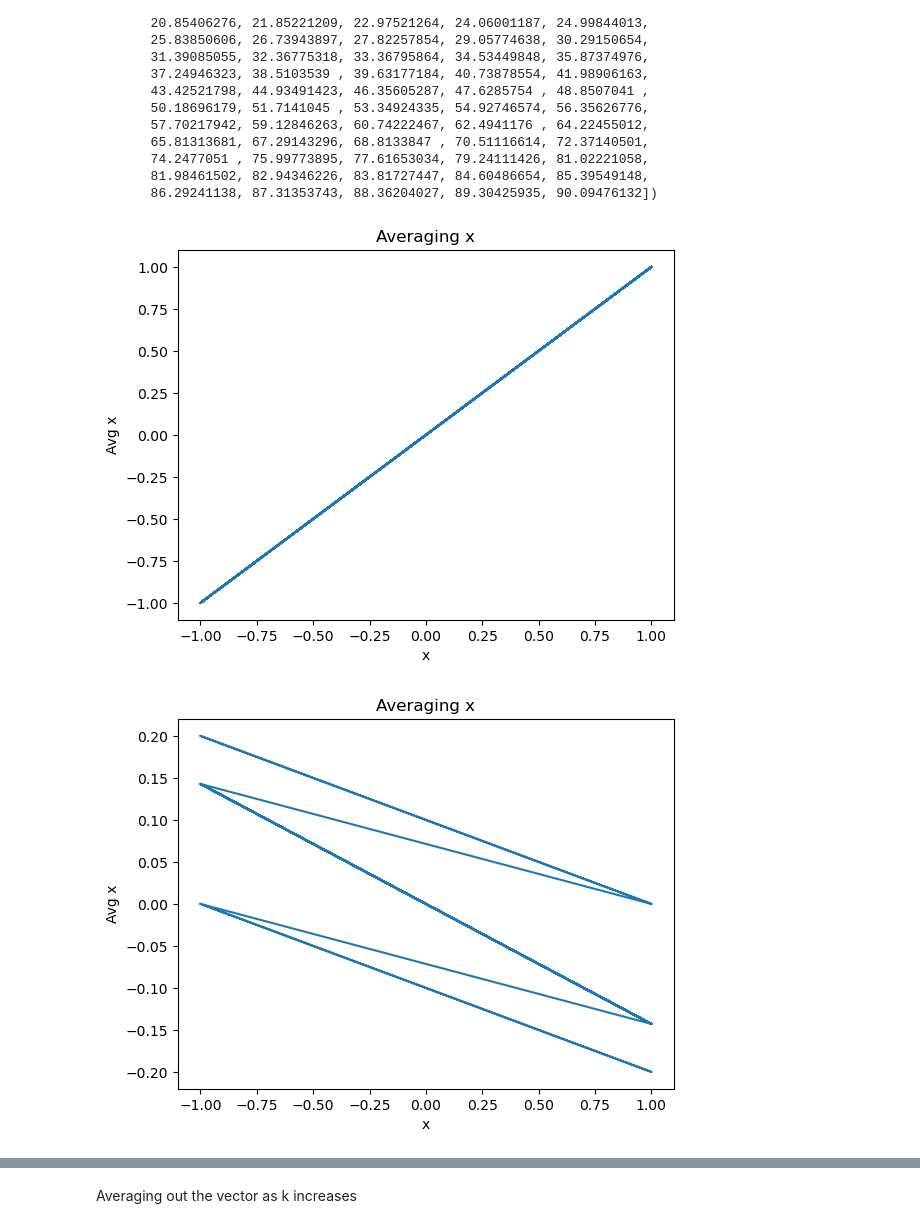
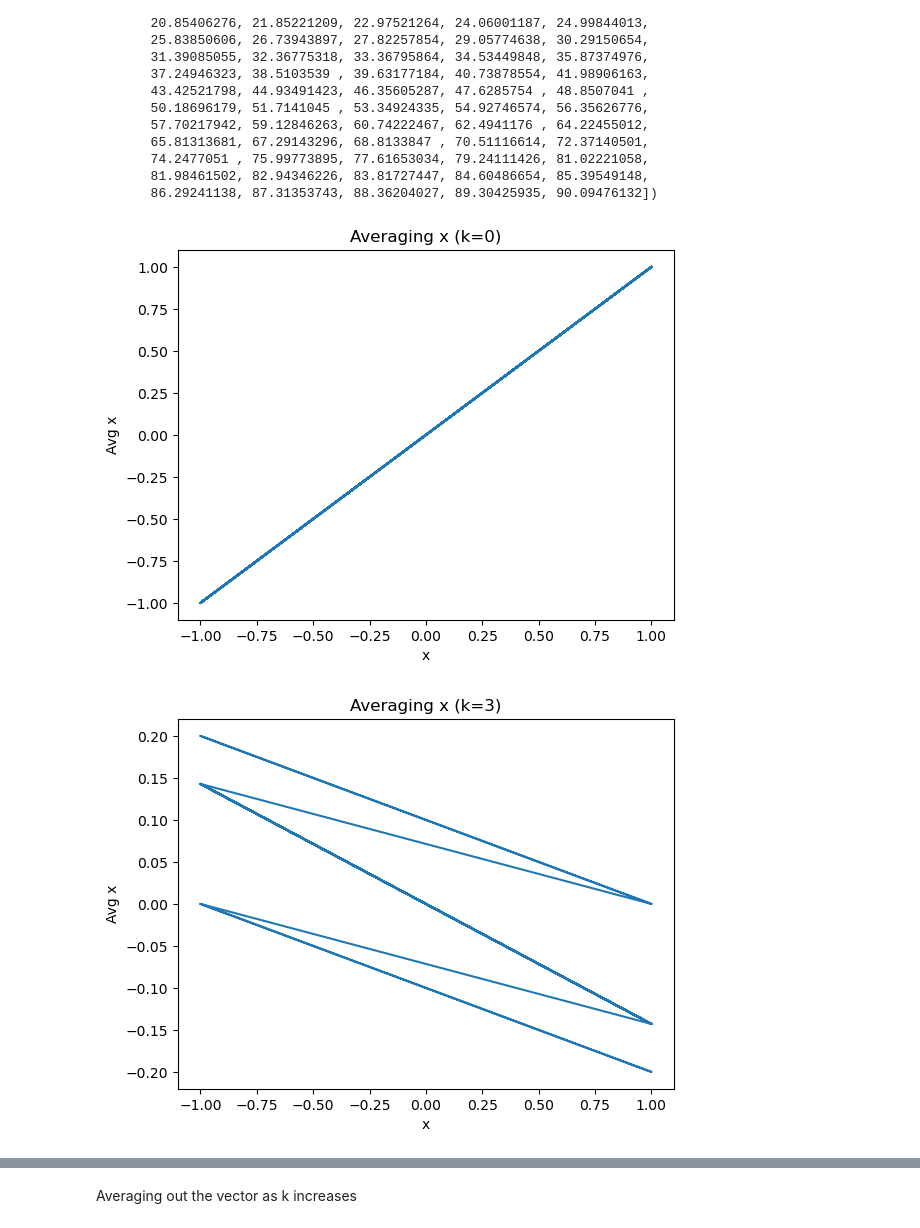
Before and after one commit to rajarshi03/ma22c036_2023_PL, a Jupyter notebook: Assignment_5/Averaging_matrix.ipynb, the cells around one changed output, grey strips where cells are left out. Cells and saved outputs as stored; diff of their text form; code cells hidden in the pictures.

Commit message:
Updating graphs

```diff
--- a/Assignment_5/Averaging_matrix.ipynb
+++ b/Assignment_5/Averaging_matrix.ipynb
@@ -90,20 +90,20 @@ array([ 0.59288279,  0.48080104,  0.49058834,  0.65519263,  0.87816498,
 # %%
 import matplotlib.pyplot as plt
 
 n=20
 
 x = np.array([(-1)**j for j in range(n)])
 
 for k in range(0,25,3):
     y=avg(n,k)@x
 
     plt.plot(x,y)
 
-    plt.title("Averaging x")
+    plt.title("Averaging x (k=%i)" %k)
     plt.xlabel('x')
     plt.ylabel('Avg x')
 
     plt.show()
 # %% [output]
-[figure, old version]
+[figure, new version]
-[figure, old version]
+[figure, new version]
```
Also changed, not shown: parts of 2 cells of this notebook.
